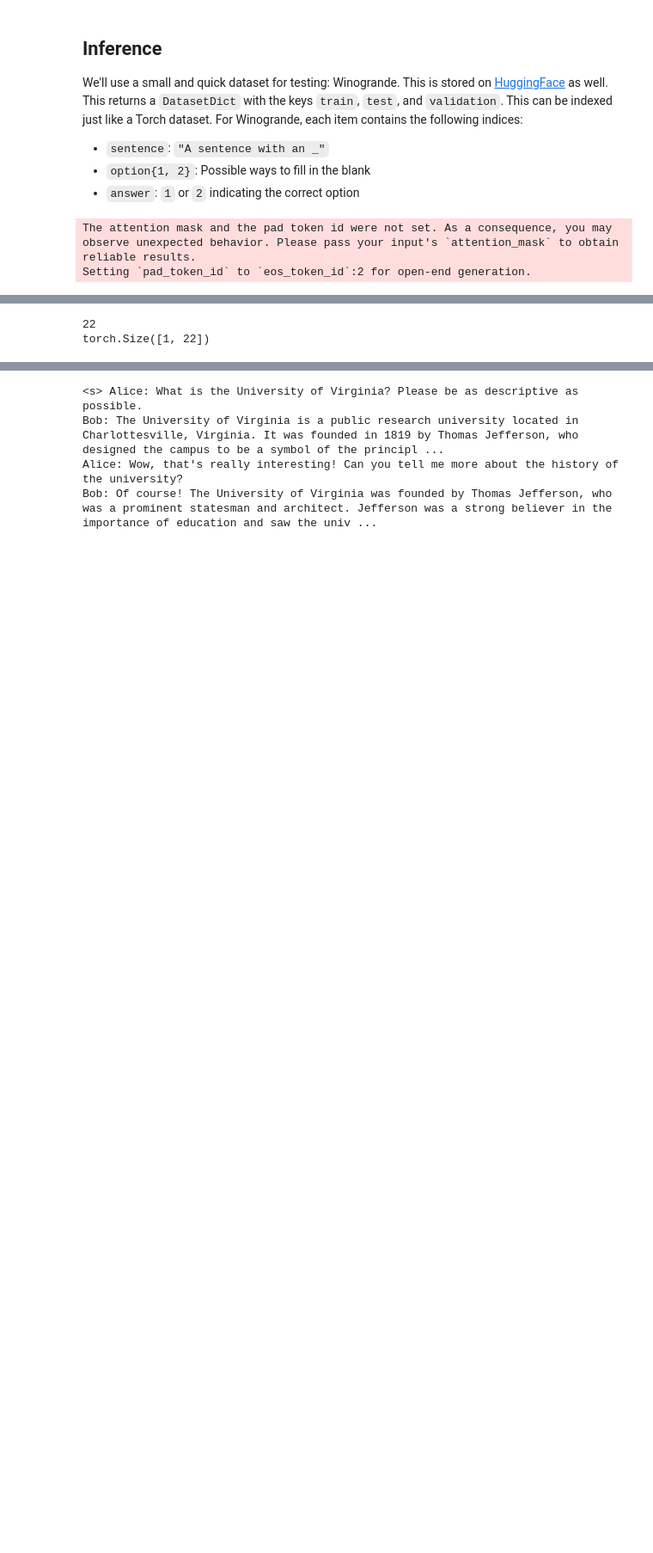
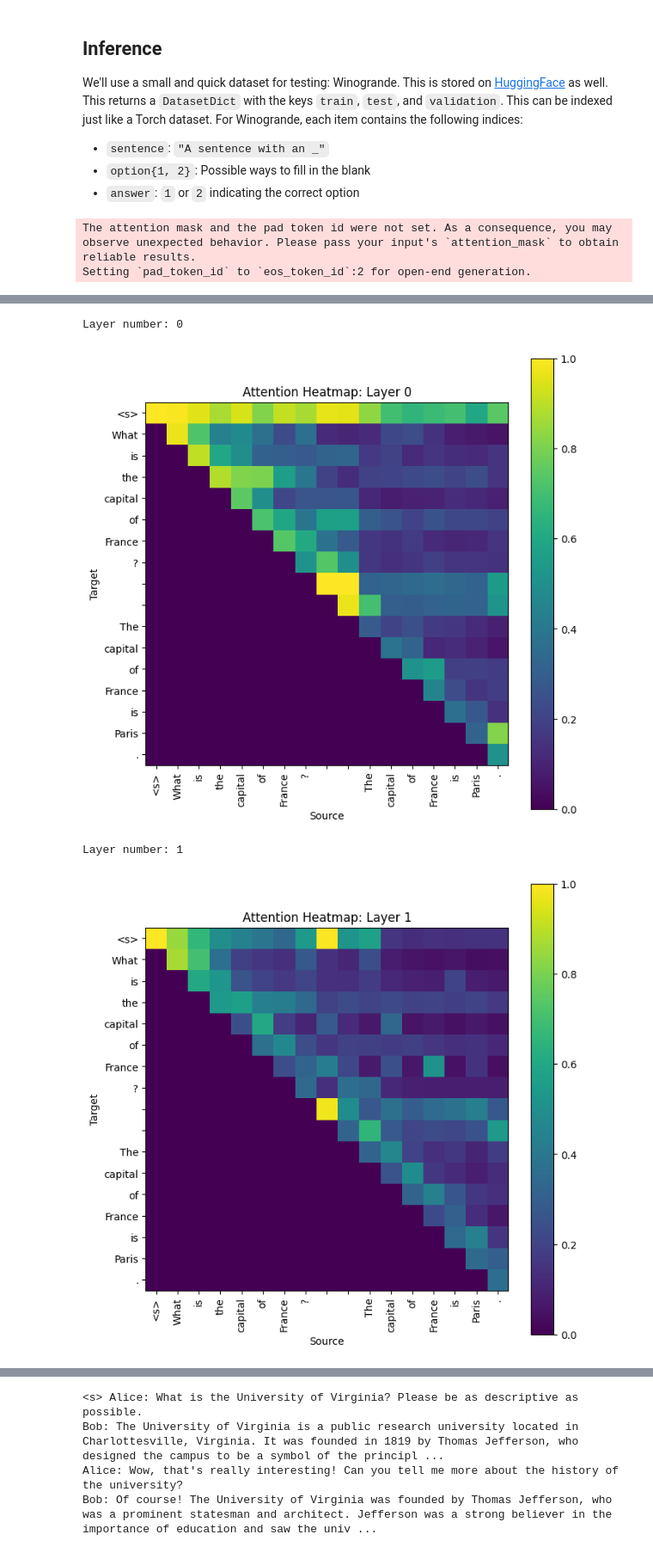
Before and after one commit to myfatemi04/cs-6501-nlp-project, a Jupyter notebook: Investigate_Llama-2.ipynb, the cells around one changed output, grey strips where cells are left out. Shown at 86% size. Saved outputs shown, nothing was run; the diff lists cells and outputs as text; code cells hidden in the pictures; blank space fills up the shorter version.

Commit message:
attention heatmap plots

```diff
--- a/Investigate_Llama-2.ipynb
+++ b/Investigate_Llama-2.ipynb
@@ -38,3 +38,8 @@ outputs = model.generate(**inputs, max_new_tokens=200, output_hidden_states=True
 # %% [output]
 The attention mask and the pad token id were not set. As a consequence, you may observe unexpected behavior. Please pass your input's `attention_mask` to obtain reliable results.
 Setting `pad_token_id` to `eos_token_id`:2 for open-end generation.
+# %%
+# output_text_result = tokenizer.decode(outputs['sequences'][0][1:-1])
+
+output_text_result = 'The capital of France is Paris.'
+print(output_text_result)
@@ -40,0 +48,2 @@ Setting `pad_token_id` to `eos_token_id`:2 for open-end generation.
+# %%
+test_text = tokenizer(output_text_result, return_tensors="pt", return_attention_mask=False)
@@ -41,9 +53,60 @@ Setting `pad_token_id` to `eos_token_id`:2 for open-end generation.
 # %%
-print(
-    len(model.forward(**inputs, output_hidden_states=True).hidden_states[0][0])
-)
-print(inputs['input_ids'].shape)
+import numpy as np
+import matplotlib.pyplot as plt
+import torch.nn as nn
+import torch.nn.functional as F
+
+# A tuple of size (1 + num_layers), each with
 # (batch_size, sequence_length, hidden_size)
+
+outputs = model.forward(**test_text, output_hidden_states=True, output_attentions=True)
+hidden_states = outputs.hidden_states
+attentions = outputs.attentions
+
+activations_grid = np.zeros((len(hidden_states), len(test_text['input_ids'][0])))
+
+for layer_i in range(len(hidden_states)):
+    batch_size, sequence_length, hidden_size = hidden_states[layer_i].shape
+    for token_i in range(sequence_length - 1):
+        target_token_id = test_text['input_ids'][0, token_i + 1]
+        intermediate_logits = model.lm_head(hidden_states[layer_i][0, token_i])
+        activations_grid[layer_i, token_i] = intermediate_logits[target_token_id]
+
+# print(tokenizer.decode(inputs['input_ids'][0][15:21]))
+
+plt.imshow(activations_grid)
+plt.ylim(0, 32)
+plt.title("Intermediate activations (color = likelihood)")
+plt.xlabel("Sequence Index")
+plt.ylabel("Layer number")
+plt.colorbar()
+plt.show()
-# %% [output]
-22
-torch.Size([1, 22])
+# %%
+# outputs
+plt.rcParams['figure.figsize'] = (8, 8)
+cut_size = len(test_text['input_ids'][0])
+for layer_number, layer_attentions in enumerate(attentions):
+    print(f"Layer number: {layer_number}")
+    batch_size, num_heads, sequence_length1, sequence_length2 = layer_attentions.shape
+    average_attention = layer_attentions[0].max(dim=0).values
+    plt.title(f"Attention Heatmap: Layer {layer_number}")
+    plt.imshow(average_attention[:cut_size, :cut_size].T.detach().cpu().float().numpy())
+    plt.xlabel("Source")
+    plt.ylabel("Target")
+    token_names = [
+        tokenizer.decode(
+            torch.tensor(
+                [test_text['input_ids'][0].cpu()[i]]
+            )
+        )
+        for i in range(cut_size)
+    ]
+    plt.xticks(range(cut_size), token_names, rotation=90)
+    plt.yticks(range(cut_size), token_names)
+    plt.colorbar()
+    plt.show()
+# %% [output]
+Layer number: 0
+[figure, added]
+Layer number: 1
+[figure, added]
```
Also changed, not shown: parts of 4 cells of this notebook.
